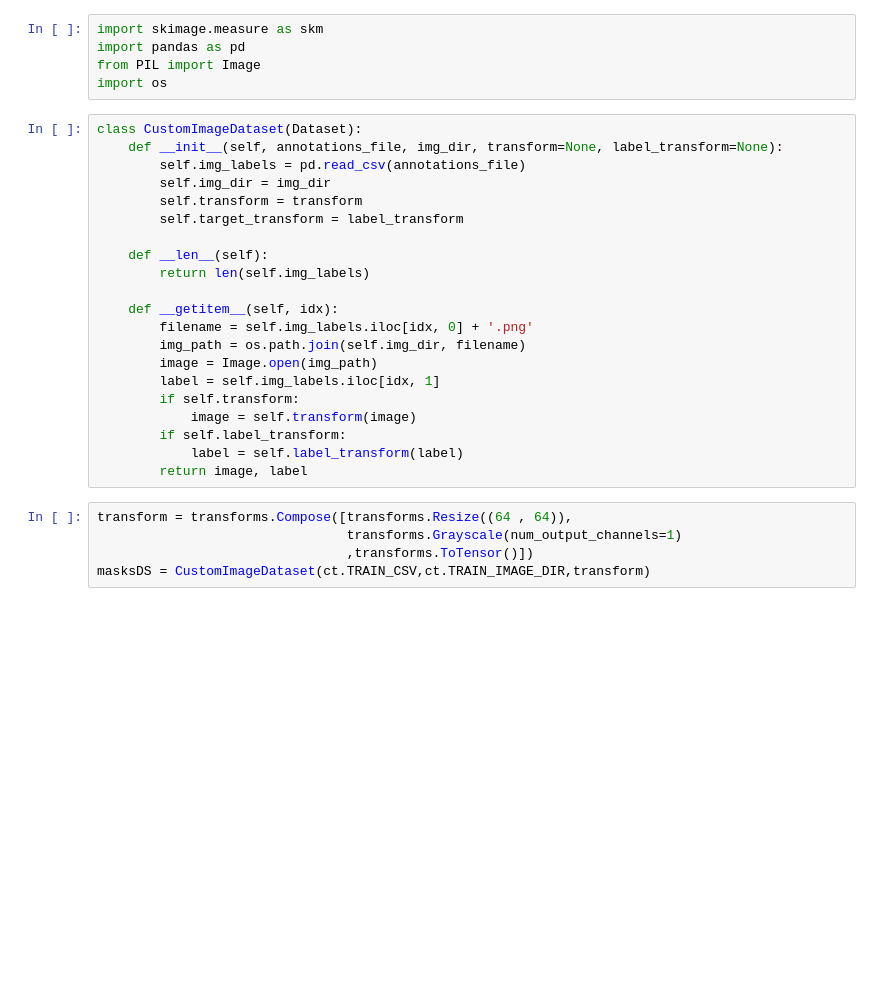
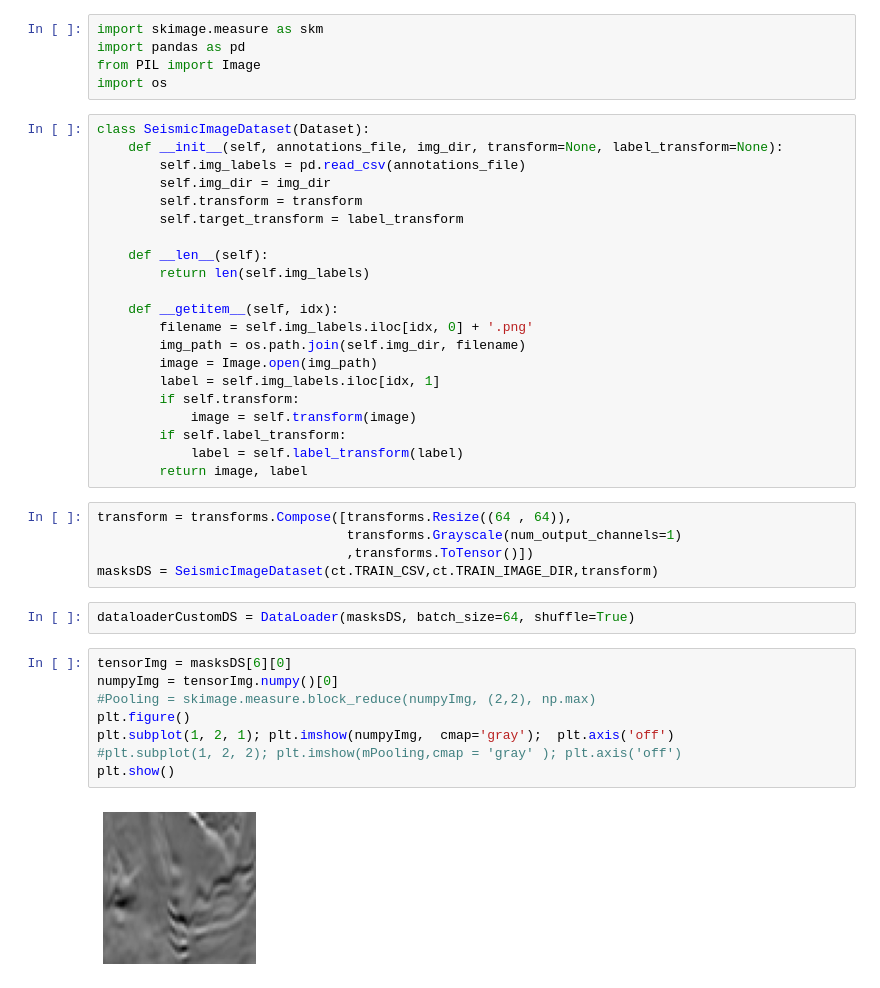
Before and after one commit to lucterres/vae2, a Jupyter notebook: seismicDataSet_inspec.ipynb, the cells around one changed output. Saved outputs shown, nothing was run; the diff lists cells and outputs as text; blank space fills up the shorter version.

```diff
--- a/seismicDataSet_inspec.ipynb
+++ b/seismicDataSet_inspec.ipynb
@@ -17,7 +17,7 @@ import pandas as pd
 from PIL import Image
 import os
 # %%
-class CustomImageDataset(Dataset):
+class SeismicImageDataset(Dataset):
     def __init__(self, annotations_file, img_dir, transform=None, label_transform=None):
         self.img_labels = pd.read_csv(annotations_file)
         self.img_dir = img_dir
@@ -41,4 +41,16 @@ class CustomImageDataset(Dataset):
 transform = transforms.Compose([transforms.Resize((64 , 64)),
                                 transforms.Grayscale(num_output_channels=1)
                                 ,transforms.ToTensor()])
-masksDS = CustomImageDataset(ct.TRAIN_CSV,ct.TRAIN_IMAGE_DIR,transform)
+masksDS = SeismicImageDataset(ct.TRAIN_CSV,ct.TRAIN_IMAGE_DIR,transform)
+# %%
+dataloaderCustomDS = DataLoader(masksDS, batch_size=64, shuffle=True)
+# %%
+tensorImg = masksDS[6][0]
+numpyImg = tensorImg.numpy()[0]
+#Pooling = skimage.measure.block_reduce(numpyImg, (2,2), np.max)
+plt.figure()
+plt.subplot(1, 2, 1); plt.imshow(numpyImg,  cmap='gray');  plt.axis('off')
+#plt.subplot(1, 2, 2); plt.imshow(mPooling,cmap = 'gray' ); plt.axis('off')
+plt.show()
+# %% [output]
+[figure, added]
```
Also changed, not shown: parts of 1 cell of this notebook.
